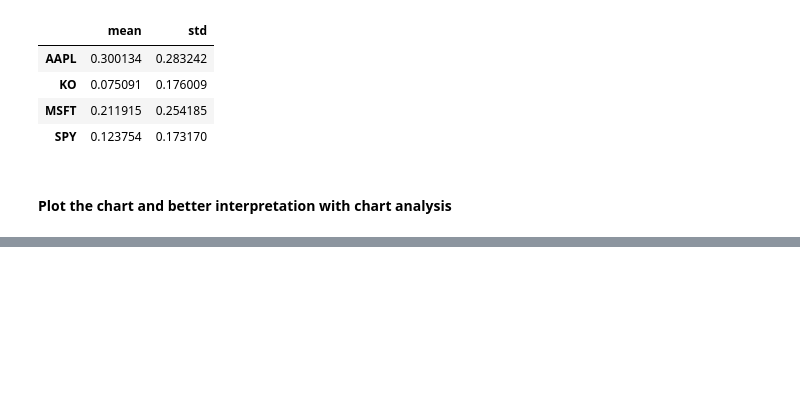
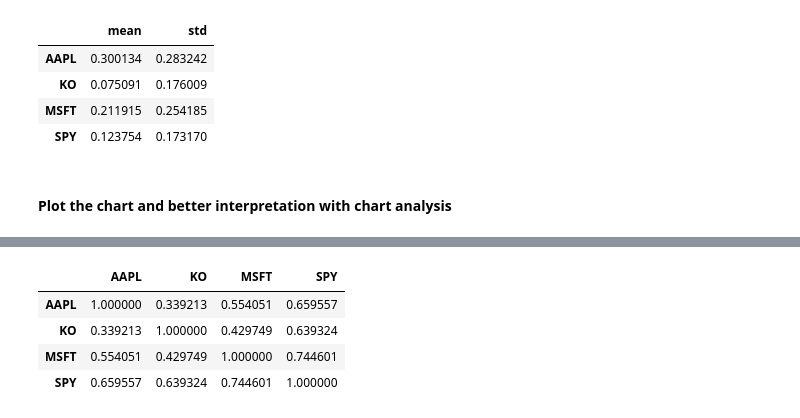
Before and after one commit to tuxlimr/Celery_Preprocessing, a Jupyter notebook: QuantEngineer_NASDAQ_Yahoo.ipynb, the cells around one changed output, grey strips where cells are left out. Cells and saved outputs as stored; diff of their text form; code cells hidden in the pictures; blank space fills up the shorter version.

```diff
--- a/QuantEngineer_NASDAQ_Yahoo.ipynb
+++ b/QuantEngineer_NASDAQ_Yahoo.ipynb
@@ -491,0 +517,8 @@ for i in summary.index:
+# %%
+ret.corr()
+# %% [output]
+|  | AAPL | KO | MSFT | SPY |
+| AAPL | 1.000000 | 0.339213 | 0.554051 | 0.659557 |
+| KO | 0.339213 | 1.000000 | 0.429749 | 0.639324 |
+| MSFT | 0.554051 | 0.429749 | 1.000000 | 0.744601 |
+| SPY | 0.659557 | 0.639324 | 0.744601 | 1.000000 |
```
Also changed, not shown: parts of 22 cells of this notebook.
